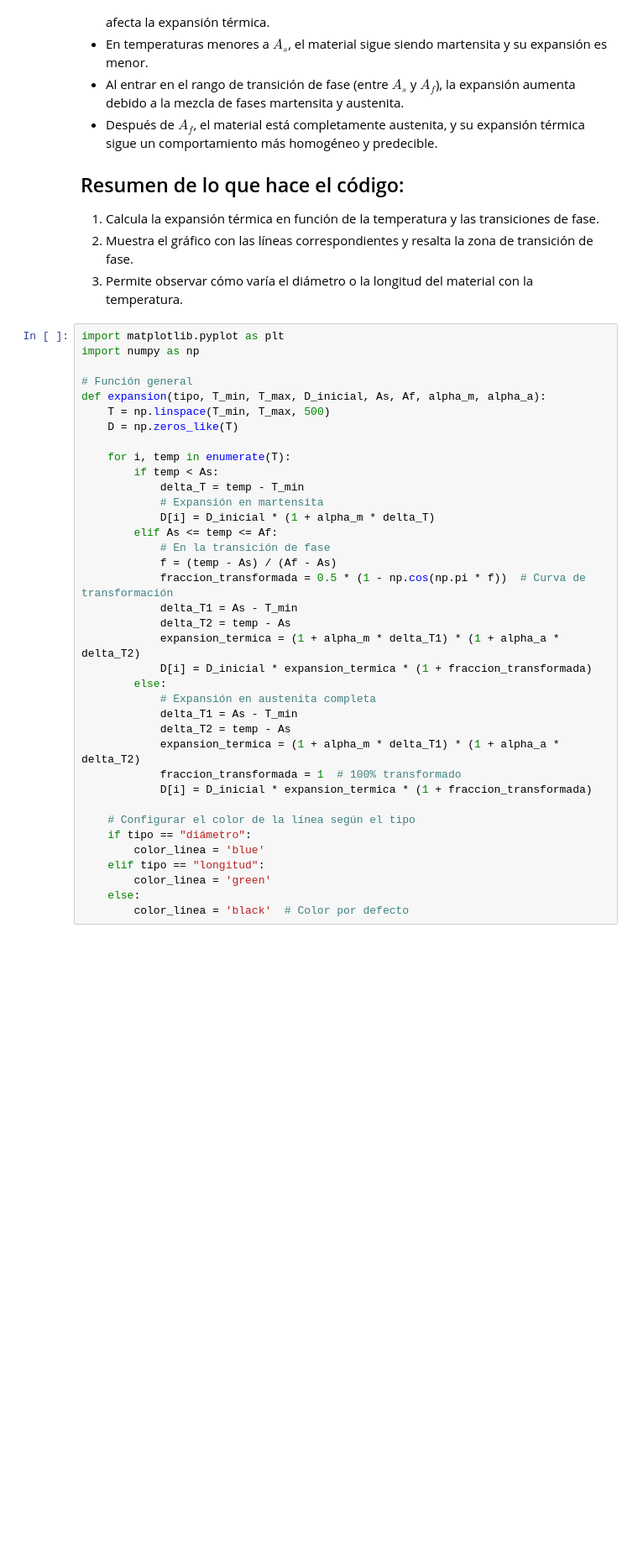
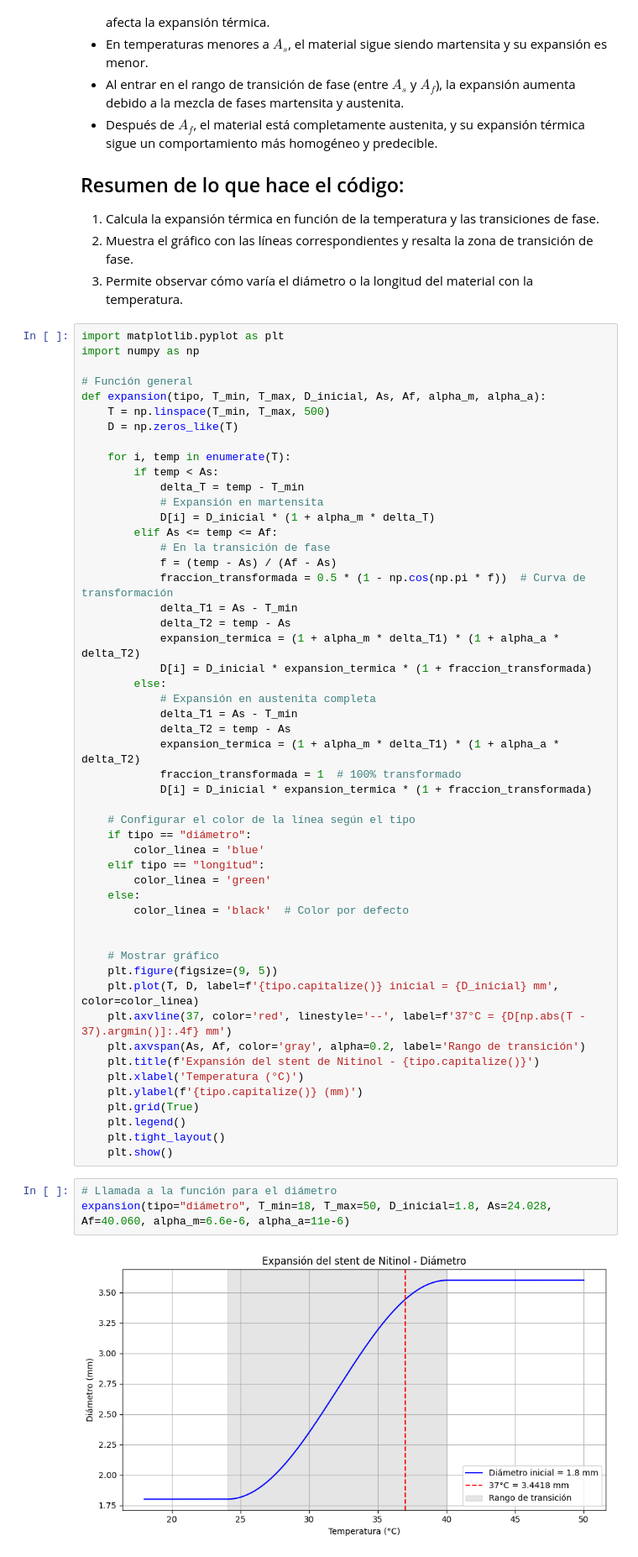
Before and after one commit to JuliaArellano/Trabajo_Fin_Grado_GIS, a Jupyter notebook: Viabilidad/Modelo_computacional.ipynb, the cells around one changed output. Shown at 84% size. Saved outputs shown, nothing was run; the diff lists cells and outputs as text; blank space fills up the shorter version.

Commit message:
Añadida función para la expansión

```diff
--- a/Viabilidad/Modelo_computacional.ipynb
+++ b/Viabilidad/Modelo_computacional.ipynb
@@ -126,3 +126,22 @@ def expansion(tipo, T_min, T_max, D_inicial, As, Af, alpha_m, alpha_a):
         color_linea = 'green'
     else:
         color_linea = 'black'  # Color por defecto
+
+
+    # Mostrar gráfico
+    plt.figure(figsize=(9, 5))
+    plt.plot(T, D, label=f'{tipo.capitalize()} inicial = {D_inicial} mm', color=color_linea)
+    plt.axvline(37, color='red', linestyle='--', label=f'37°C = {D[np.abs(T - 37).argmin()]:.4f} mm')
+    plt.axvspan(As, Af, color='gray', alpha=0.2, label='Rango de transición')
+    plt.title(f'Expansión del stent de Nitinol - {tipo.capitalize()}')
+    plt.xlabel('Temperatura (°C)')
+    plt.ylabel(f'{tipo.capitalize()} (mm)')
+    plt.grid(True)
+    plt.legend()
+    plt.tight_layout()
+    plt.show()
+# %%
+# Llamada a la función para el diámetro
+expansion(tipo="diámetro", T_min=18, T_max=50, D_inicial=1.8, As=24.028, Af=40.060, alpha_m=6.6e-6, alpha_a=11e-6)
+# %% [output]
+[figure, added]
```
Also changed, not shown: parts of 1 cell of this notebook.
